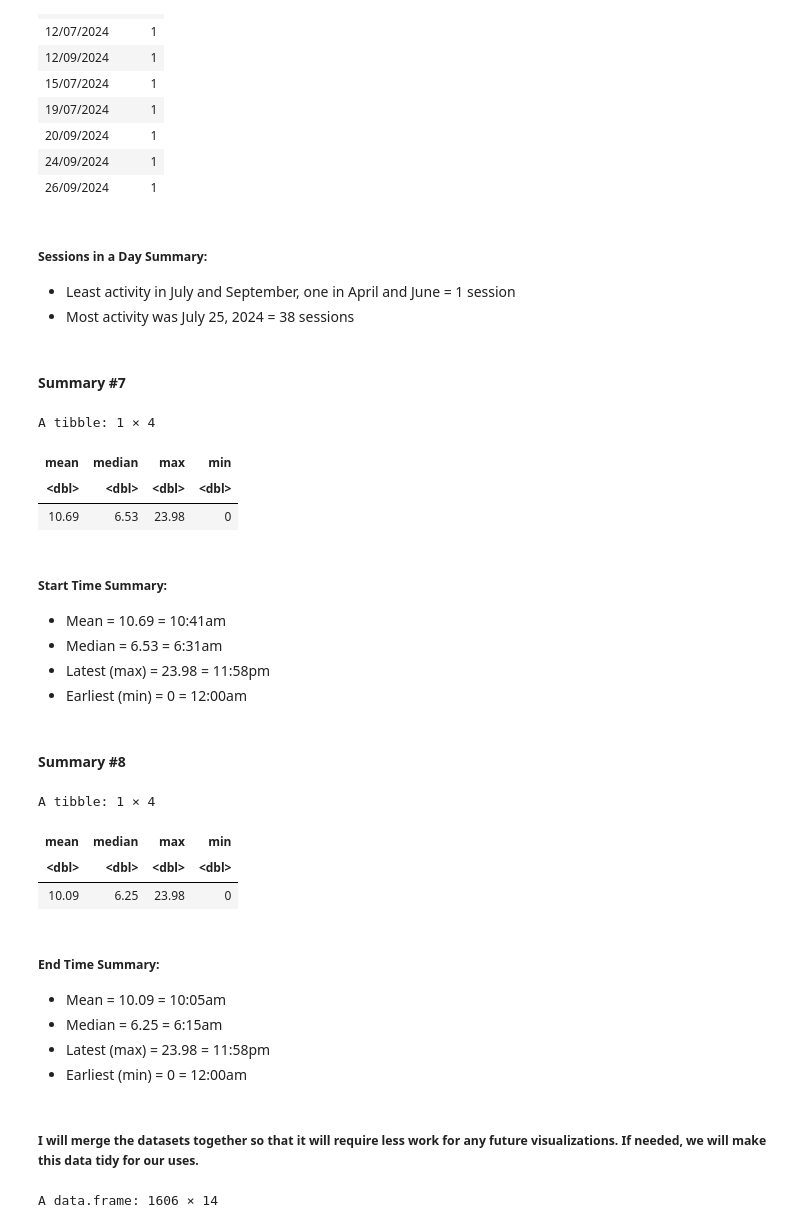
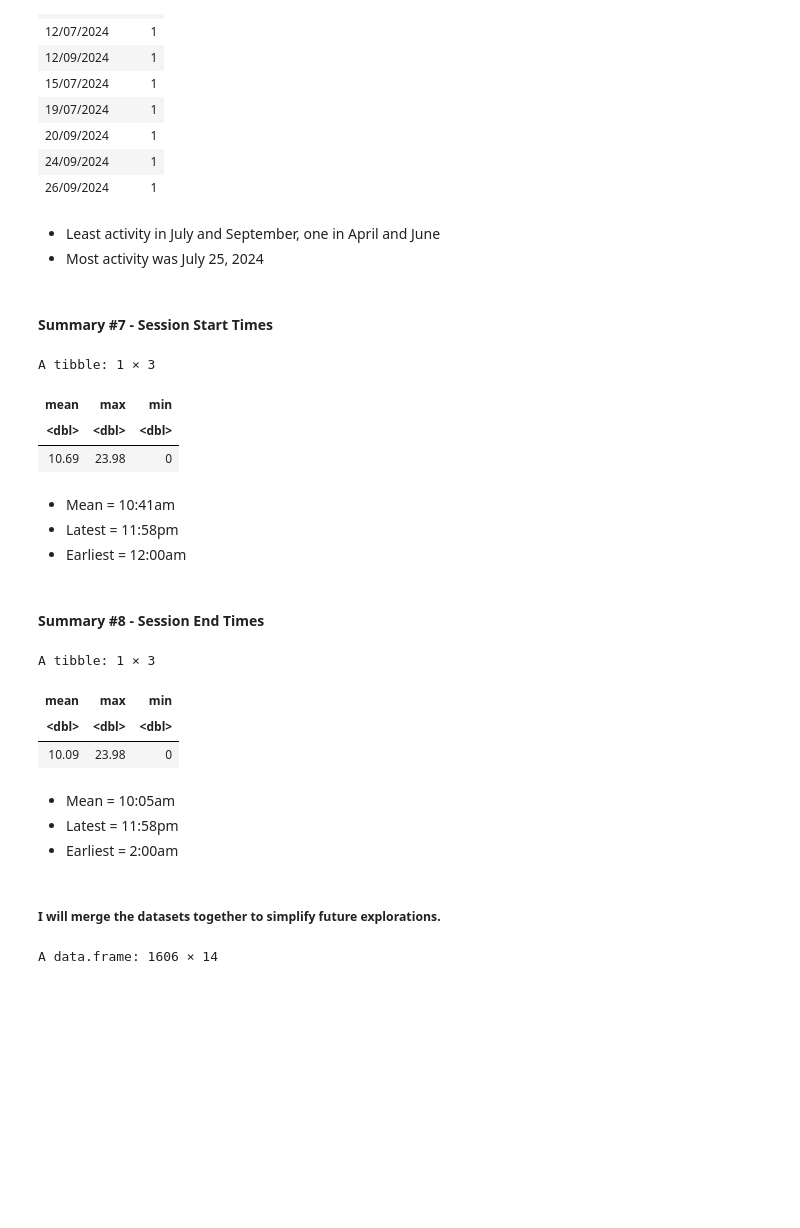
Before and after one commit to tchan0717/dsci-100-2025w1-group-36, a Jupyter notebook: plaicraft_project.ipynb, the cells around one changed output. Saved outputs shown, nothing was run; the diff lists cells and outputs as text; code cells hidden in the pictures; blank space fills up the shorter version.

```diff
--- a/plaicraft_project.ipynb
+++ b/plaicraft_project.ipynb
@@ -324,53 +287,46 @@ A tibble: 12 × 2
 | 24/09/2024 | 1 |
 | 26/09/2024 | 1 |
 # %% [markdown]
-##### Sessions in a Day Summary:
-- Least activity in July and September, one in April and June = 1 session
-- Most activity was July 25, 2024 = 38 sessions
+- Least activity in July and September, one in April and June
+- Most activity was July 25, 2024
 # %% [markdown]
-#### Summary #7
+#### Summary #7 - Session Start Times
 # %%
 start_time_summary <- sessions_data_tidy |>
                             summarize(mean = mean(start_time, na.rm = TRUE),
-                                      median = median(start_time, na.rm = TRUE),
                                       max = max(start_time, na.rm = TRUE),
                                       min = min(start_time, na.rm = TRUE)) |>
                             mutate(across(mean:min, ~ round(.x, 2)))
 start_time_summary
 # %% [output]
-A tibble: 1 × 4
+A tibble: 1 × 3
-| mean | median | max | min |
-| <dbl> | <dbl> | <dbl> | <dbl> |
-| 10.69 | 6.53 | 23.98 | 0 |
+| mean | max | min |
+| <dbl> | <dbl> | <dbl> |
+| 10.69 | 23.98 | 0 |
 # %% [markdown]
-##### Start Time Summary:
-- Mean = 10.69 = 10:41am
-- Median = 6.53 = 6:31am
-- Latest (max) = 23.98 = 11:58pm
-- Earliest (min) = 0 = 12:00am
+- Mean = 10:41am
+- Latest = 11:58pm
+- Earliest = 12:00am
 # %% [markdown]
-#### Summary #8
+#### Summary #8 - Session End Times
 # %%
 end_time_summary <- sessions_data_tidy |>
                             summarize(mean = mean(end_time, na.rm = TRUE),
-                                      median = median(end_time, na.rm = TRUE),
                                       max = max(end_time, na.rm = TRUE),
                                       min = min(end_time, na.rm = TRUE)) |>
                             mutate(across(mean:min, ~ round(.x, 2)))
 end_time_summary
 # %% [output]
-A tibble: 1 × 4
+A tibble: 1 × 3
-| mean | median | max | min |
-| <dbl> | <dbl> | <dbl> | <dbl> |
-| 10.09 | 6.25 | 23.98 | 0 |
+| mean | max | min |
+| <dbl> | <dbl> | <dbl> |
+| 10.09 | 23.98 | 0 |
 # %% [markdown]
-##### End Time Summary:
-- Mean = 10.09 = 10:05am
-- Median = 6.25 = 6:15am
-- Latest (max) = 23.98 = 11:58pm
-- Earliest (min) = 0 = 12:00am
+- Mean = 10:05am
+- Latest = 11:58pm
+- Earliest = 2:00am
 # %% [markdown]
-##### I will merge the datasets together so that it will require less work for any future visualizations. If needed, we will make this data tidy for our uses.
+##### I will merge the datasets together to simplify future explorations.
 # %%
 sessions_players_merged <- merge(players_data, sessions_data_tidy, by = "hashedEmail", all = TRUE)
 sessions_players_merged
```
Also changed, not shown: parts of 37 cells of this notebook.
